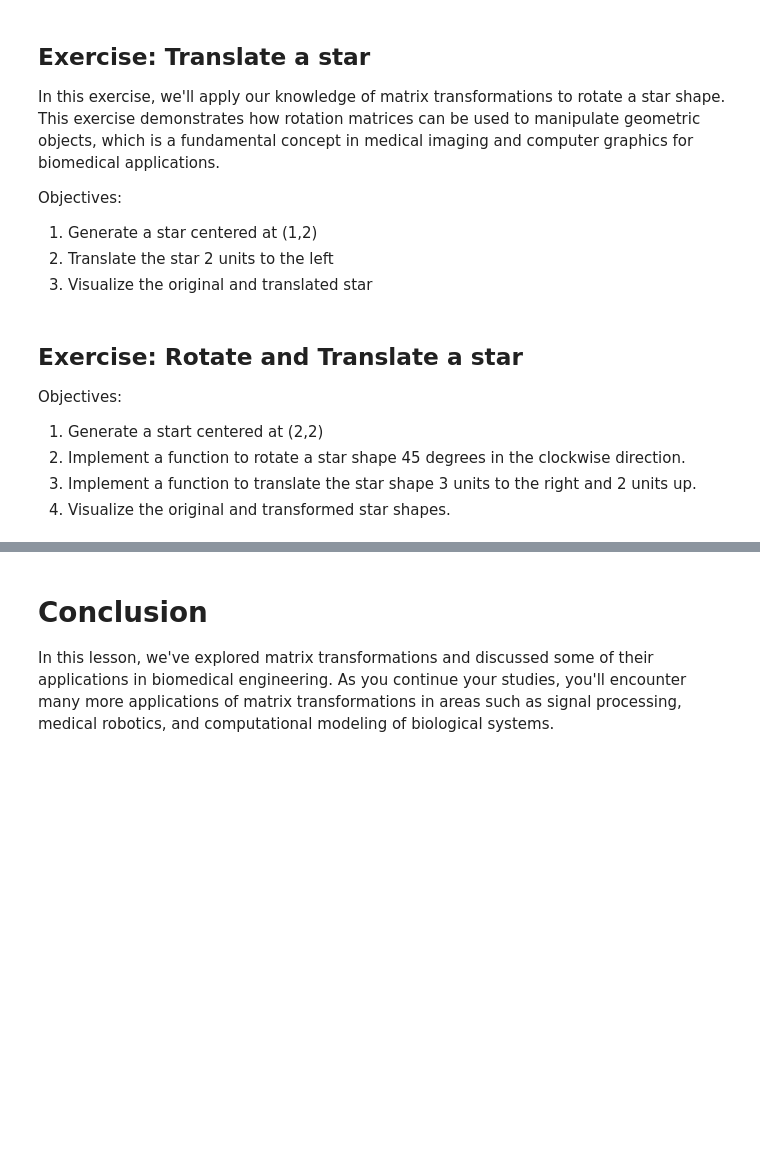
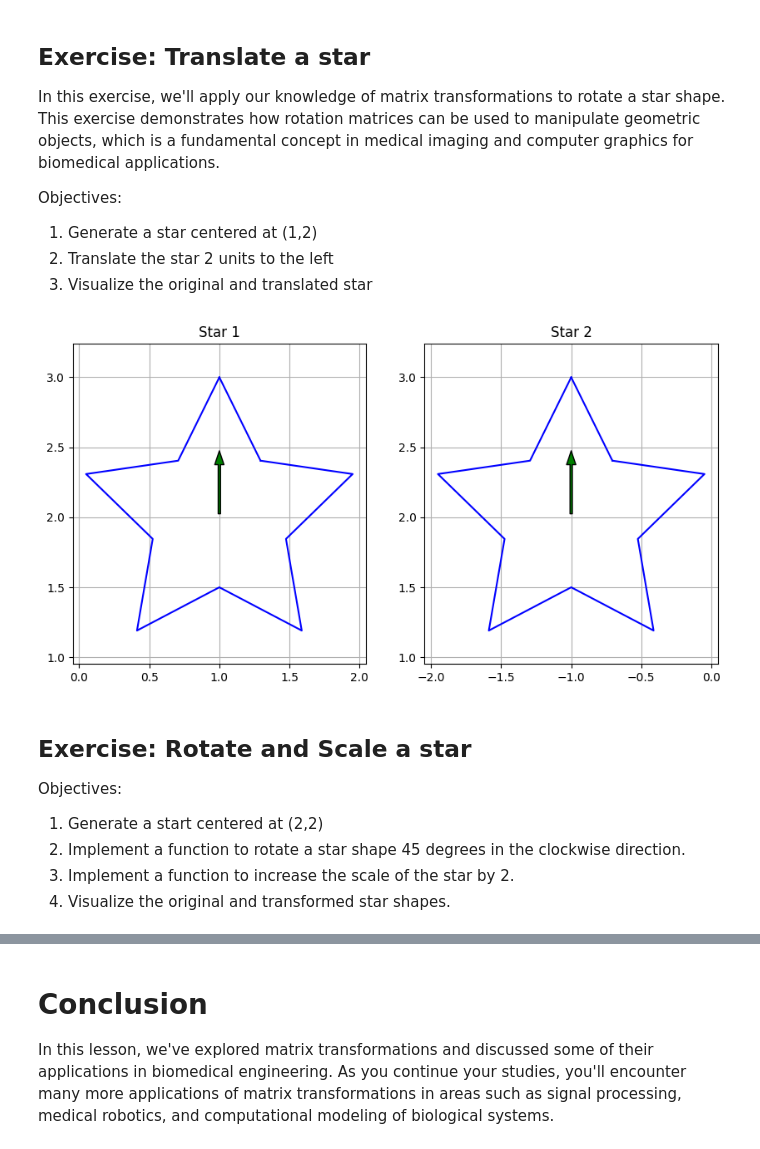
Before and after one commit to araanam04/bme3053c, a Jupyter notebook: lessons-solved/Copy_of_06_Matrix_Transformations.ipynb, the cells around one changed output, grey strips where cells are left out. Cells and saved outputs as stored; diff of their text form; code cells hidden in the pictures; blank space fills up the shorter version.

```diff
--- a/lessons-solved/Copy_of_06_Matrix_Transformations.ipynb
+++ b/lessons-solved/Copy_of_06_Matrix_Transformations.ipynb
@@ -349,25 +354,26 @@ Objectives:
 1. Generate a star centered at (1,2)
 2. Translate the star 2 units to the left
 3. Visualize the original and translated star
-# %%
-
-def translate_vertices(vertices_points, translation_vector):
-    """This function translates an object"""
-
-    return ""
-
-
-star = generate_star()
-
-translated_star = translate_vertices(star, [1,1])
-
-fig, axs = plt.subplots(1, 2, figsize=(10, 5))
-plot_star(axs[0], star, 'Original Star')
-plot_star(axs[1], translated_star, 'Translated Star')
+# %%
+
+def translate_vertices(vertices, translation_vector):
+    translation = translate_2d(translation_vector[0], translation_vector[1])
+    translated_vertices = (translation @ vertices.T).T
+    #homogenous vertices=
+    return translated_vertices
+
+
+star = generate_star(center=(1,2), homogenous=True)
+
+translated_star = translate_vertices(star, [-2,0])
+
+plot_stars( [star[:,:2],translated_star[:,:2]])
+# %% [output]
+[figure, added]
 # %% [markdown]
-## Exercise: Rotate and Translate a star
+## Exercise: Rotate and Scale a star
 Objectives:
 1. Generate a start centered at (2,2)
 2. Implement a function to rotate a star shape 45 degrees in the clockwise direction.
-3. Implement a function to translate the star shape 3 units to the right and 2 units up.
+3. Implement a function to increase the scale of the star by 2.
 4. Visualize the original and transformed star shapes.
```
Also changed, not shown: parts of 25 cells of this notebook.
